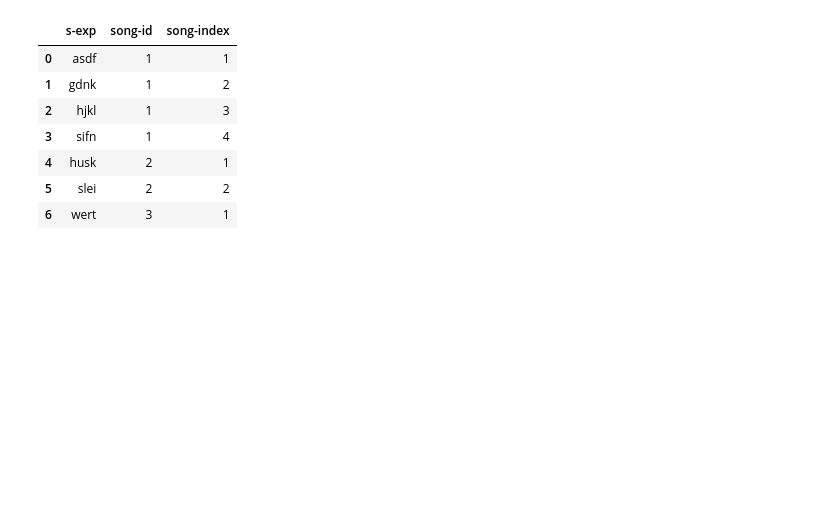
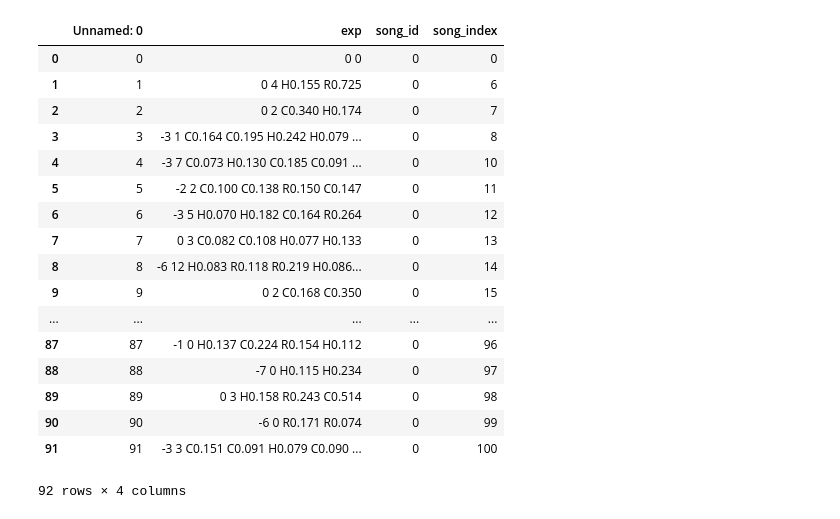
Before and after one commit to callaunchpad/JazzImprov, a Jupyter notebook: Model.ipynb, the cells around one changed output. Cells and saved outputs as stored; diff of their text form; code cells hidden in the pictures; blank space fills up the shorter version.

Commit message:
changed model to use jonathan's new test files

```diff
--- a/Model.ipynb
+++ b/Model.ipynb
@@ -39,20 +46,30 @@ class Node:
 # %%
 #dictionary that maps s-exp-id to: s-exp, song-id (which song), song-index (position in song)
 s_exp_dict = {}
 
 #assume s_exp_labels is grammar output with 3 columns: s-exp, song-id, song-index
 #s_exp_labels = np.loadtxt(open("test_files/test_exp.csv", "r"), dtype="str", delimiter=",", skiprows=1)
-s_exp_labels = pd.read_csv('test_files/test_exp.csv')
+s_exp_labels = pd.read_csv('test_files/s_exp_test.csv')
 s_exp_labels
 # %% [output]
-|  | s-exp | song-id | song-index |
-| 0 | asdf | 1 | 1 |
-| 1 | gdnk | 1 | 2 |
-| 2 | hjkl | 1 | 3 |
-| 3 | sifn | 1 | 4 |
-| 4 | husk | 2 | 1 |
-| 5 | slei | 2 | 2 |
-| 6 | wert | 3 | 1 |
+|  | Unnamed: 0 | exp | song_id | song_index |
+| 0 | 0 | 0 0 | 0 | 0 |
+| 1 | 1 | 0 4 H0.155 R0.725 | 0 | 6 |
+| 2 | 2 | 0 2 C0.340 H0.174 | 0 | 7 |
+| 3 | 3 | -3 1 C0.164 C0.195 H0.242 H0.079 ... | 0 | 8 |
+| 4 | 4 | -3 7 C0.073 H0.130 C0.185 C0.091 ... | 0 | 10 |
+| 5 | 5 | -2 2 C0.100 C0.138 R0.150 C0.147 | 0 | 11 |
+| 6 | 6 | -3 5 H0.070 H0.182 C0.164 R0.264 | 0 | 12 |
+| 7 | 7 | 0 3 C0.082 C0.108 H0.077 H0.133 | 0 | 13 |
+| 8 | 8 | -6 12 H0.083 R0.118 R0.219 H0.086... | 0 | 14 |
+| 9 | 9 | 0 2 C0.168 C0.350 | 0 | 15 |
+| ... | ... | ... | ... | ... |
+| 87 | 87 | -1 0 H0.137 C0.224 R0.154 H0.112 | 0 | 96 |
+| 88 | 88 | -7 0 H0.115 H0.234 | 0 | 97 |
+| 89 | 89 | 0 3 H0.158 R0.243 C0.514 | 0 | 98 |
+| 90 | 90 | -6 0 R0.171 R0.074 | 0 | 99 |
+| 91 | 91 | -3 3 C0.151 C0.091 H0.079 C0.090 ... | 0 | 100 |
+92 rows × 4 columns
 # %%
 # for expression in s_exp_labels:
 #     s_exp_dict[expression[0]] = [expression[1], expression[2], expression[3]]
```
Also changed, not shown: parts of 9 cells of this notebook.
